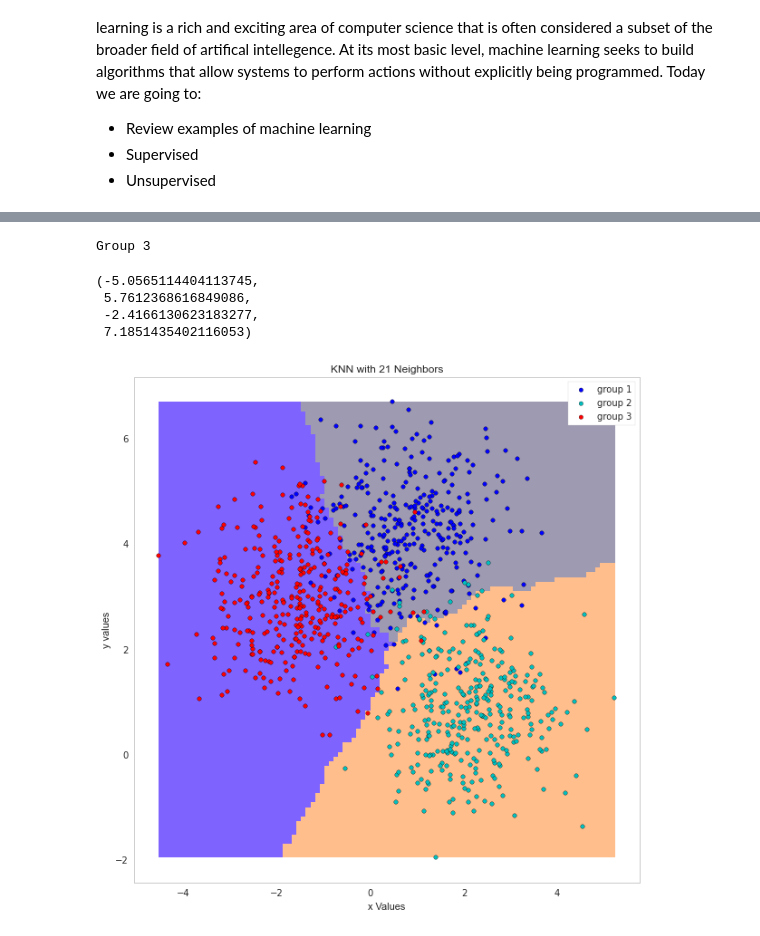
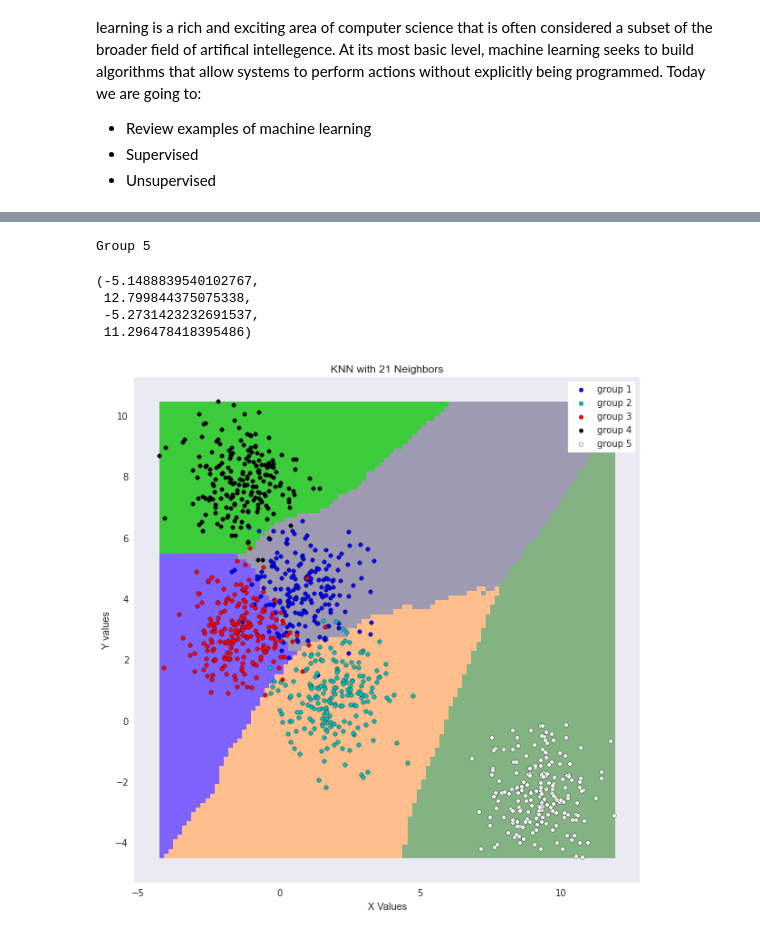
Before and after one commit to azbones/big_data, a Jupyter notebook: week_5/Week 6- ML and Stats.ipynb, the cells around one changed output, grey strips where cells are left out. Drawn from its saved outputs; the diff is of its cells as text; code cells hidden in the pictures.

```diff
--- a/week_5/Week 6- ML and Stats.ipynb
+++ b/week_5/Week 6- ML and Stats.ipynb
@@ -56,12 +72,14 @@ df['feature 1'].ix[0]
 import matplotlib.pyplot as plt
 import seaborn as sns
 import matplotlib as mpl
-sns.set_style("whitegrid")
+sns.set_style("darkgrid")
 mpl.rcParams['figure.figsize'] = (10.0, 10.0)
 group1 = plt.scatter(df['feature 1'].ix[0], df['feature 2'].ix[0], c='b', label='group 1')
 group2 = plt.scatter(df['feature 1'].ix[1], df['feature 2'].ix[1], c='c', label='group 2')
 group3 = plt.scatter(df['feature 1'].ix[2], df['feature 2'].ix[2], c='r', label='group 3')
-legend = plt.legend(handles=[group1,group2,group3], frameon=1)
+group4 = plt.scatter(df['feature 1'].ix[3], df['feature 2'].ix[3], c='k', label='group 4')
+group5 = plt.scatter(df['feature 1'].ix[4], df['feature 2'].ix[4], c='w', label='group 5')
+legend = plt.legend(handles=[group1,group2,group3,group4,group5], frameon=1)
 legend.get_frame().set_facecolor('#ffffff')
 plt.show()
 # %% [output]
@@ -71,9 +89,9 @@ from sklearn import neighbors, datasets
 X, y = df.values, df.index
 knn = neighbors.KNeighborsClassifier(n_neighbors=1)
 knn.fit(X, y)
-print ['Group 1','Group 2','Group 3'][knn.predict([[-4, 4]])]
+print ['Group 1','Group 2','Group 3','Group 4','Group 5'][knn.predict([[10, -2]])]
 # %% [output]
-Group 3
+Group 5
 # %%
 import pandas as pd
 df=pd.DataFrame(Z)
@@ -83,42 +101,45 @@ df.values
 import numpy as np
 from sklearn import neighbors, datasets
 from matplotlib.colors import ListedColormap
-mesh_cmap = ListedColormap(['#9E9AB2', '#FFBE8C', '#7F63FF'])
+mesh_cmap = ListedColormap(['#9E9AB2', '#FFBE8C', '#7F63FF', '#3CCC3B', '#83B283'])
 
 k_neigh = 21
 
 knn = neighbors.KNeighborsClassifier(n_neighbors=k_neigh)
 
 X = df.values
 y = df.index
 
 knn.fit(X, y)
 
 x_min, x_max = X[:, 0].min(), X[:, 0].max()
 y_min, y_max = X[:, 1].min(), X[:, 1].max()
 xx, yy = np.meshgrid(np.linspace(x_min, x_max, 100),
                      np.linspace(y_min, y_max, 100))
 Z = knn.predict(np.c_[xx.ravel(), yy.ravel()])
 
 # Put the result into a color plot
 Z = Z.reshape(xx.shape)
 plt.figure()
 plt.title('KNN with {} Neighbors'.format(k_neigh))
 plt.pcolormesh(xx, yy, Z, cmap=mesh_cmap)
 group1 = plt.scatter(df['feature 1'].ix[0], df['feature 2'].ix[0], c='b', label='group 1')
 group2 = plt.scatter(df['feature 1'].ix[1], df['feature 2'].ix[1], c='c', label='group 2')
 group3 = plt.scatter(df['feature 1'].ix[2], df['feature 2'].ix[2], c='r', label='group 3')
-legend = plt.legend(handles=[group1,group2,group3], frameon=1)
+group4 = plt.scatter(df['feature 1'].ix[3], df['feature 2'].ix[3], c='k', label='group 4')
+group5 = plt.scatter(df['feature 1'].ix[4], df['feature 2'].ix[4], c='w', label='group 5')
+legend = plt.legend(handles=[group1,group2,group3,group4,group5], frameon=1)
 legend.get_frame().set_facecolor('#ffffff')
-plt.xlabel('x Values')
-plt.ylabel('y values')
+sns.set_style("darkgrid")
+plt.xlabel('X Values')
+plt.ylabel('Y values')
 plt.axis('tight')
 # %% [output]
-(-5.0565114404113745,
- 5.7612368616849086,
- -2.4166130623183277,
- 7.1851435402116053)
+(-5.1488839540102767,
+ 12.799844375075338,
+ -5.2731423232691537,
+ 11.296478418395486)
-[figure, old version]
+[figure, new version]
 # %%
 Z
 # %%
```
Also changed, not shown: parts of 11 cells of this notebook.
